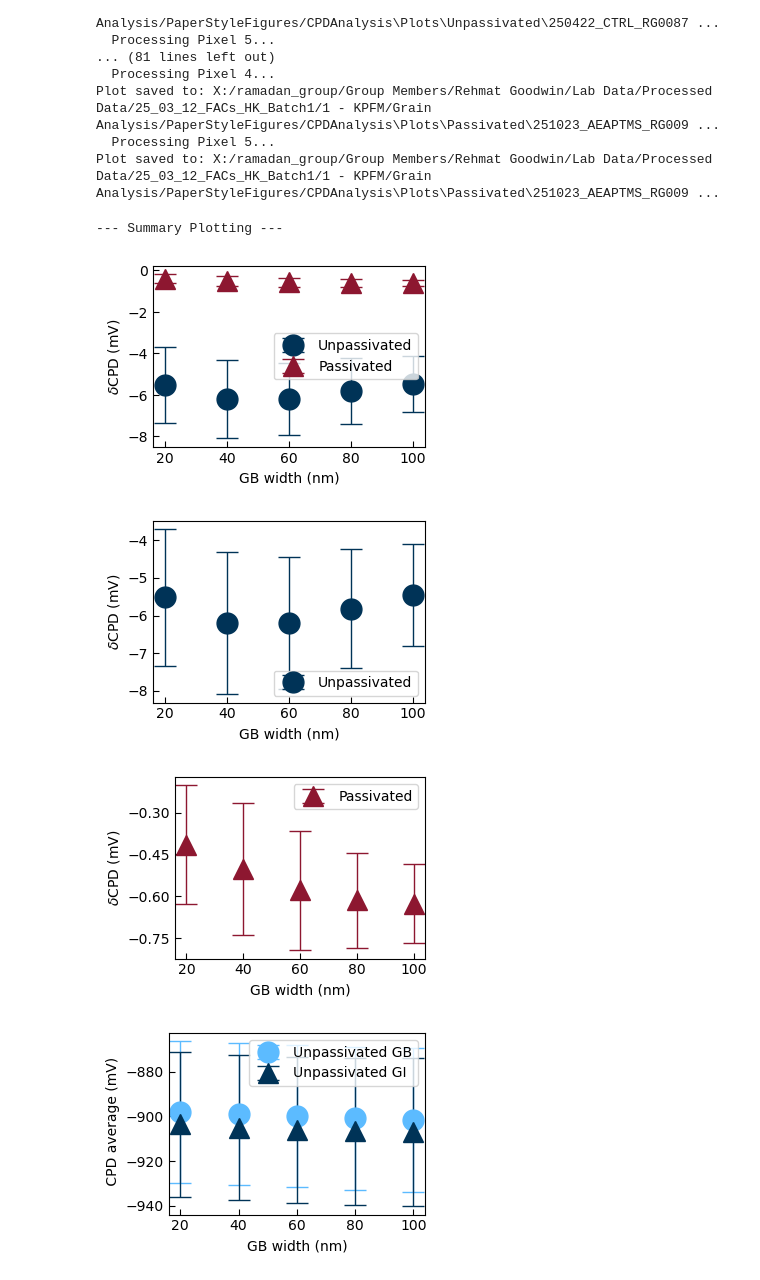
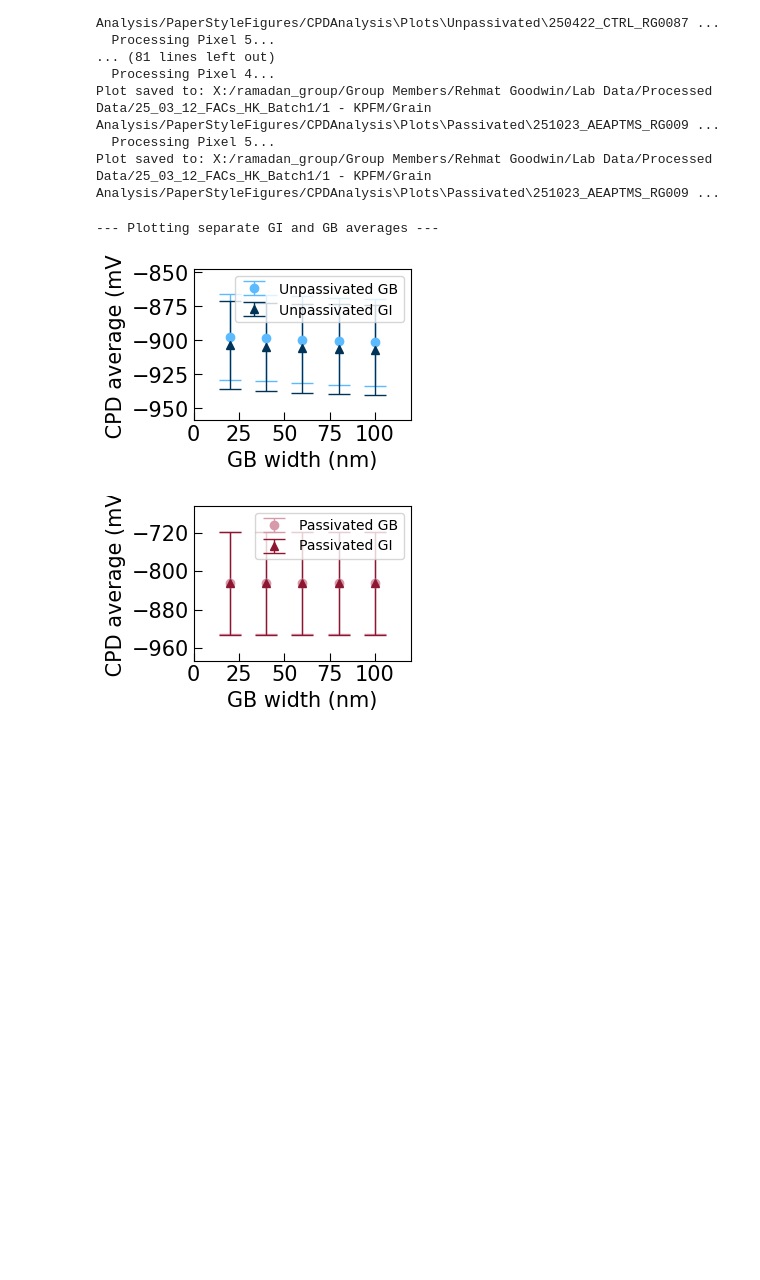
Before and after one commit to RamadanLab/KPFM_processing, a Jupyter notebook: CPDGrainBoundaryAnalysis.ipynb, the cells around one changed output. Drawn from its saved outputs; the diff is of its cells as text; code cells hidden in the pictures; blank space fills up the shorter version.

Commit message:
finalised boxplot formatting and processed

```diff
--- a/CPDGrainBoundaryAnalysis.ipynb
+++ b/CPDGrainBoundaryAnalysis.ipynb
@@ -438,8 +438,8 @@ Plot saved to: X:/ramadan_group/Group Members/Rehmat Goodwin/Lab Data/Processed
 # %%
 # --- Summary Plotting ---
 
-print("\n--- Summary Plotting ---")
-FINAL_PLOTS_SAVE_PATH = filedialog.askdirectory(title='Select Folder to Save All Final Summary Plots')
+print("\n--- Plotting separate GI and GB averages ---")
+#FINAL_PLOTS_SAVE_PATH = filedialog.askdirectory(title='Select Folder to Save All Final Summary Plots')
 
  # --- Summary Plotting ---
 x_nm = [20, 40, 60, 80, 100]
@@ -450,13 +450,14 @@ x_nm = [20, 40, 60, 80, 100]
 errorbar_capsize = 8
 e_linewidth = 1
 figsize_x, figsize_y = 3.5, 2.5
-tick_length = 4
+tick_length = 6
 legend_font = 10
-scatter_size = 15
-base_font_size = 10
+scatter_size = 6
+base_font_size = 15
 line_width = 1.5
 
 
+'''
 # 1. Difference CPD plots BOTH
 plt.figure(figsize=(figsize_x, figsize_y))
 plt.rcParams.update({'font.size': base_font_size})
@@ -464,10 +465,10 @@ ax = plt.gca()
 ax.tick_params(direction='in', length=tick_length)
 ax.tick_params(axis='both')
 plt.xlabel("GB width (nm)")
-plt.ylabel(r"$\Delta$CPD (mV)")
+plt.ylabel(r"$elta$CPD (mV)")
 ax.xaxis.set_major_locator(MaxNLocator(nbins=5))
 ax.yaxis.set_major_locator(MaxNLocator(nbins=5))
-
+ax.margins(0.2, 0.2) # Reduced margins for a tighter plot
 #plt.scatter(x_nm, Unpass_all, label='Unpassivated', color='#8D1730', marker='o', s=100)
 #plt.scatter(x_nm, Pass_all, label='Passivated', color='#003357', marker='^', s=100)
 plt.errorbar(x_nm, Unpass_all, yerr = Unpass_error, fmt = '-', capsize=errorbar_capsize, elinewidth=e_linewidth, capthick =e_linewidth, label='Unpassivated', color=GI_U_color, marker='o', markersize=scatter_size, ls = '')
@@ -485,7 +486,7 @@ ax = plt.gca()
 ax.tick_params(direction='in', length=tick_length)
 ax.tick_params(axis='both')#, labelsize=18)
 plt.xlabel("GB width (nm)")#, fontsize=20)
-plt.ylabel(r"$\Delta$CPD (mV)")#, fontsize=20)
+plt.ylabel(r"$elta$CPD (mV)")#, fontsize=20)
 ax.xaxis.set_major_locator(MaxNLocator(nbins=5))
 ax.yaxis.set_major_locator(MaxNLocator(nbins=5))
 
@@ -505,7 +506,7 @@ ax = plt.gca()
 ax.tick_params(direction='in', length=tick_length)
 ax.tick_params(axis='both')
 plt.xlabel("GB width (nm)")
-plt.ylabel(r"$\Delta$CPD (mV)")
+plt.ylabel(r"$elta$CPD (mV)")
 ax.xaxis.set_major_locator(MaxNLocator(nbins=5))
 ax.yaxis.set_major_locator(MaxNLocator(nbins=5))
 
@@ -516,6 +517,7 @@ plt.legend(loc='best', fontsize=legend_font)
 plt.tight_layout()
 #save_plot_to_folder(plt.gcf(), FINAL_PLOTS_SAVE_PATH, filename='Difference_CPD_Average_Passivated_witherror.jpeg')
 plt.show()
+'''
 
 # 4. GI/GB plots Unpassivated
 plt.figure(figsize=(figsize_x, figsize_y))
@@ -523,39 +525,39 @@ ax = plt.gca()
 ax.tick_params(direction='in', length=tick_length)
 ax.tick_params(axis='both')
 plt.xlabel("GB width (nm)")
 plt.ylabel(" CPD average (mV)")
+ax.margins(0.25, 0.25) # Reduced margins for a tighter plot
 ax.xaxis.set_major_locator(MaxNLocator(nbins=5))
 ax.yaxis.set_major_locator(MaxNLocator(nbins=5))
 
 #plt.scatter(x_nm, UnpassGB, label='Unpassivated GB', color='#8D1730', marker='o', s=50)
 #plt.scatter(x_nm, UnpassGI, label='Unpassivated GI', color='#003357', marker='^', s=50)
-plt.errorbar(x_nm, UnpassGB,yerr=UnpassGB_error, fmt = '-', capsize=errorbar_capsize, elinewidth=e_linewidth, capthick =e_linewidth, label='Unpassivated GB', color=GB_U_color, marker='o', markersize=scatter_size, ls = '')
-plt.errorbar(x_nm, UnpassGI, yerr= UnpassGI_error, fmt = '-', capsize=errorbar_capsize,elinewidth=e_linewidth, capthick =e_linewidth,label='Unpassivated GI', color= GI_U_color, marker='^', markersize=scatter_size, ls = '')
+plt.errorbar(x_nm, UnpassGB,yerr=UnpassGB_error, capsize=errorbar_capsize, elinewidth=e_linewidth, capthick =e_linewidth, label='Unpassivated GB', color=GB_U_color, marker='o', markersize=scatter_size, ls = '')
+plt.errorbar(x_nm, UnpassGI, yerr= UnpassGI_error, capsize=errorbar_capsize,elinewidth=e_linewidth, capthick =e_linewidth,label='Unpassivated GI', color= GI_U_color, marker='^', markersize=scatter_size, ls = '')
 plt.legend(loc = 'best', fontsize=legend_font)
 plt.tight_layout()
 #save_plot_to_folder(plt.gcf(), FINAL_PLOTS_SAVE_PATH, filename='Separate_GB_GI_CPD_Unpassivated_witherror.jpeg')
 plt.show()
 
 # 5. GI/GB Passivated
 plt.figure(figsize=(figsize_x, figsize_y))
 ax = plt.gca()
 ax.tick_params(direction='in', length=tick_length)
 ax.tick_params(axis='both')
 plt.xlabel("GB width (nm)")
 plt.ylabel(" CPD average (mV)")
+ax.margins(0.25, 0.25) # Reduced margins for a tighter plot
 ax.xaxis.set_major_locator(MaxNLocator(nbins=5))
 ax.yaxis.set_major_locator(MaxNLocator(nbins=5))
 #plt.scatter(x_nm, PassGB, label='Passivated GB', color='#8D1730', marker='o', s=50)
 #plt.scatter(x_nm, PassGI, label='Passivated GI', color='#003357', marker='^', s=50)
-plt.errorbar(x_nm, PassGB, yerr= PassGB_error,fmt = '-', capsize=errorbar_capsize,elinewidth=e_linewidth, label='Passivated GB', color=GB_P_color, marker='o', markersize=scatter_size, ls = '')
-plt.errorbar(x_nm, PassGI, yerr=PassGI_error, fmt = '-', capsize=errorbar_capsize,elinewidth=e_linewidth, label='Passivated GI', color=GI_P_color, marker='^', markersize=scatter_size, ls = '')
+plt.errorbar(x_nm, PassGB, yerr= PassGB_error, capsize=errorbar_capsize,elinewidth=e_linewidth, label='Passivated GB', color=GB_P_color, marker='o', markersize=scatter_size, ls = '')
+plt.errorbar(x_nm, PassGI, yerr=PassGI_error, capsize=errorbar_capsize,elinewidth=e_linewidth, label='Passivated GI', color=GI_P_color, marker='^', markersize=scatter_size, ls = '')
 plt.legend(loc = 'best', fontsize=legend_font)
 plt.tight_layout()
 #save_plot_to_folder(plt.gcf(), FINAL_PLOTS_SAVE_PATH, filename='Separate_GB_GI_CPD_Passivatd_witherror.jpeg')
 plt.show()
 # %% [output]
---- Summary Plotting ---
+--- Plotting separate GI and GB averages ---
-[figure, old version]
+[figure, new version]
-[figure, old version]
+[figure, new version]
-[figure, removed]
-[figure, removed]
```
Also changed, not shown: parts of 2 cells of this notebook.
